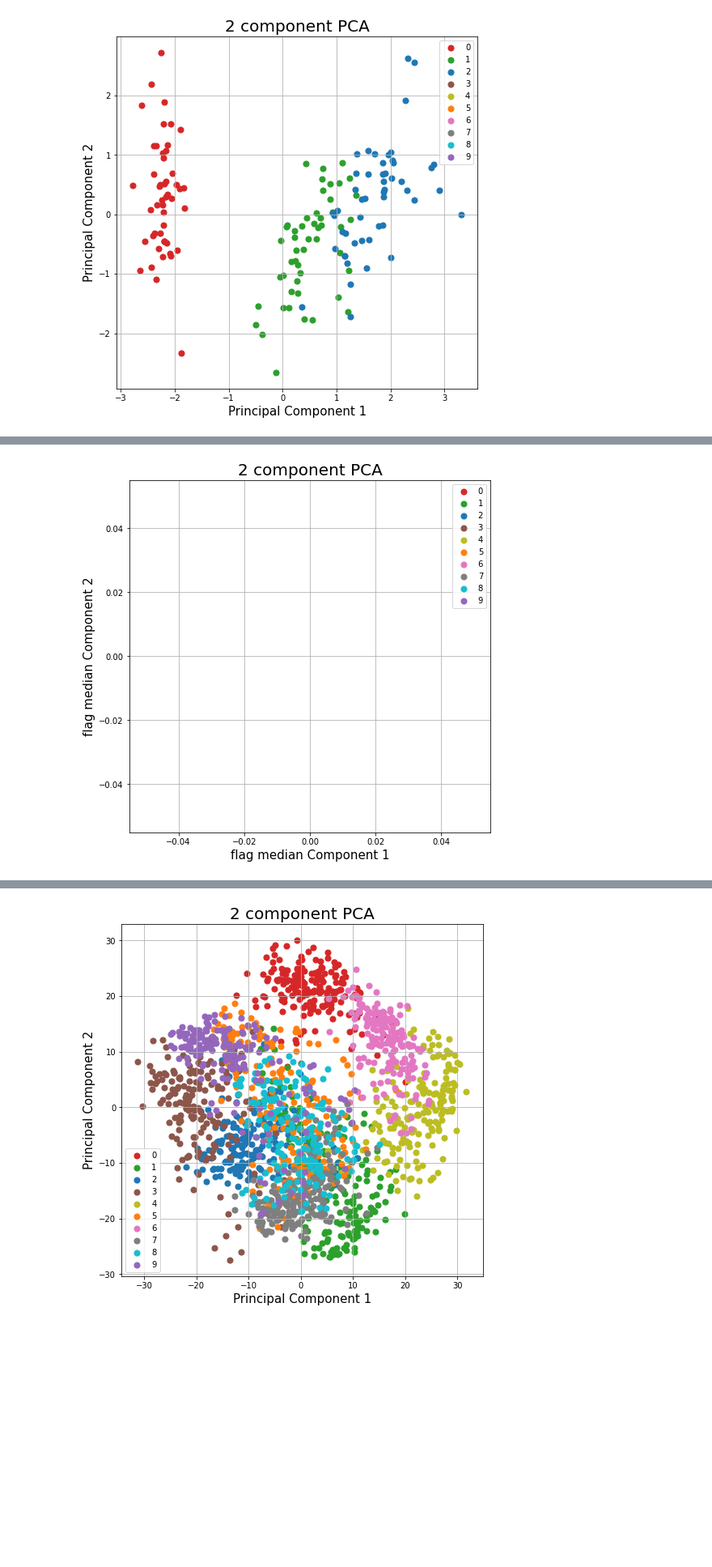
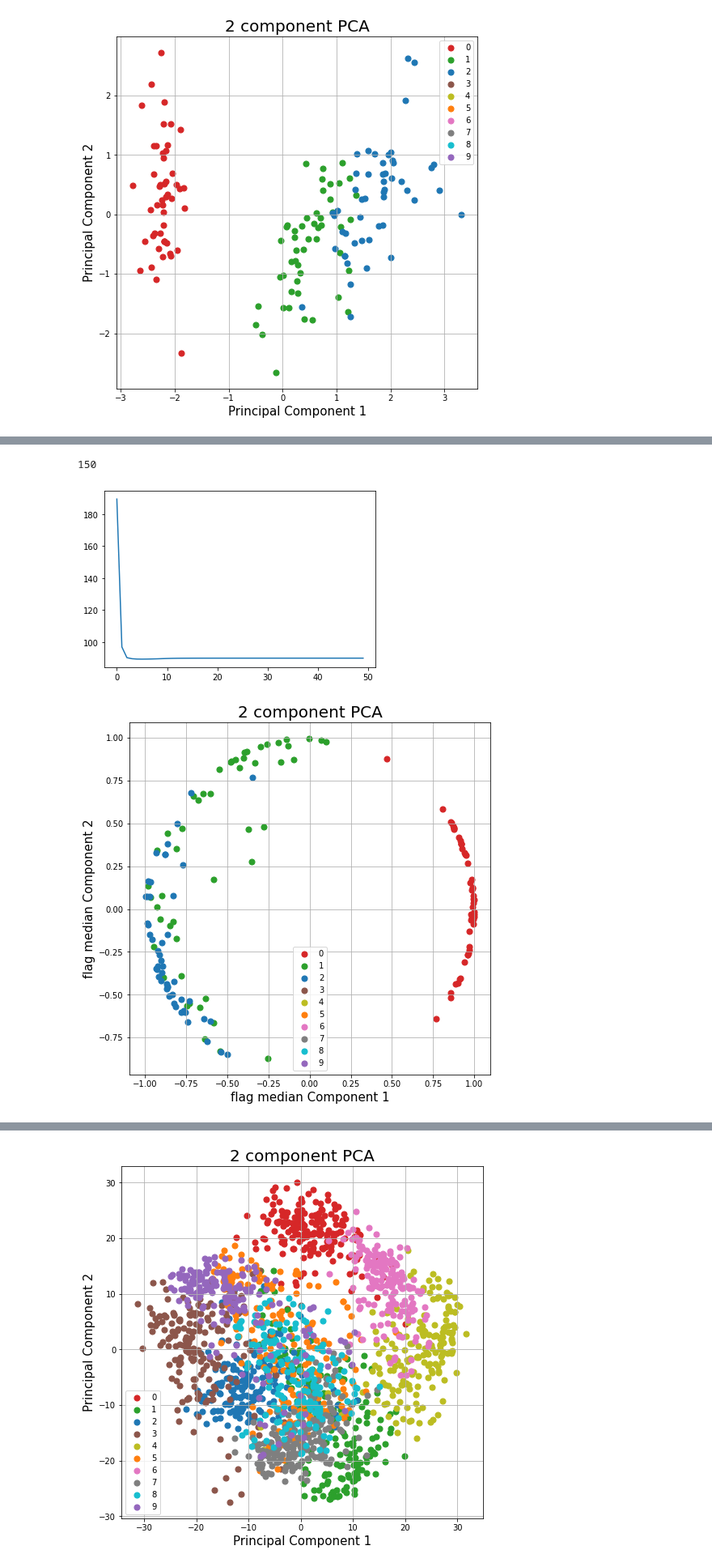
Before and after one commit to nmank/FlagIRLS, a Jupyter notebook: newPCA.ipynb, the cells around one changed output, grey strips where cells are left out. Shown at 81% size. Drawn from its saved outputs; the diff is of its cells as text; code cells hidden in the pictures; blank space fills up the shorter version.

```diff
--- a/newPCA.ipynb
+++ b/newPCA.ipynb
@@ -33,14 +43,18 @@ def do_pca(x, labels):
 # %%
 def do_flag_median(x, labels):
     data = []
-    for pt in x.T:
+    for pt in x:
         data.append(np.expand_dims(pt, axis = 1))
+
+    print(len(data))
 
     flag_median, err = ca.irls_flag(data, 2, 50, 'sine', opt_err = 'geodesic', init = 'random', seed = 10)
     plt.figure()
     plt.plot(err)
 
-    principalDf = pd.DataFrame(data = flag_median
+    transformed_data = x @ flag_median
+
+    principalDf = pd.DataFrame(data = transformed_data
                 , columns = ['flag median component 1', 'flag median component 2'])
     finalDf = pd.concat([principalDf, labels], axis = 1)
     fig = plt.figure(figsize = (8,8))
@@ -58,6 +72,25 @@ def do_flag_median(x, labels):
                 , s = 50)
     ax.legend(targets)
     ax.grid()
+
+def do_3d_flag_median(x, labels):
+    data = []
+    for pt in x:
+        data.append(np.expand_dims(pt, axis = 1))
+
+    print(len(data))
+
+    flag_median, err = ca.irls_flag(data, 3, 50, 'sine', opt_err = 'geodesic', init = 'random', seed = 10)
+    plt.figure()
+    plt.plot(err)
+
+    transformed_data = x @ flag_median
+
+    fig = plt.figure()
+    ax = fig.add_subplot(projection='3d')
+    for l in np.unique(labels):
+        idx = np.where(labels == l)
+        ax.scatter( transformed_data[idx,0], transformed_data[idx,1], transformed_data[idx,2])
 # %%
 
 url = "https://archive.ics.uci.edu/ml/machine-learning-databases/iris/iris.data"
@@ -96,5 +133,5 @@ do_pca(x, targets)
 [figure]
 # %%
 #normalize the columns of x (i think...)
-x = x/(np.expand_dims(np.linalg.norm(x, axis = 0), axis = 0))
+x = x/(np.expand_dims(np.linalg.norm(x, axis = 1), axis = 1))
 # %%
@@ -104,4 +141,6 @@ do_pca(x, df[['target']])
 # %%
-do_flag_median(x, df[['target']])
+do_flag_median(x, targets)
 # %% [output]
+150
-[figure, old version]
+[figure, new version]
+[figure, added]
```
Also changed, not shown: parts of 10 cells of this notebook, 1 other file.
